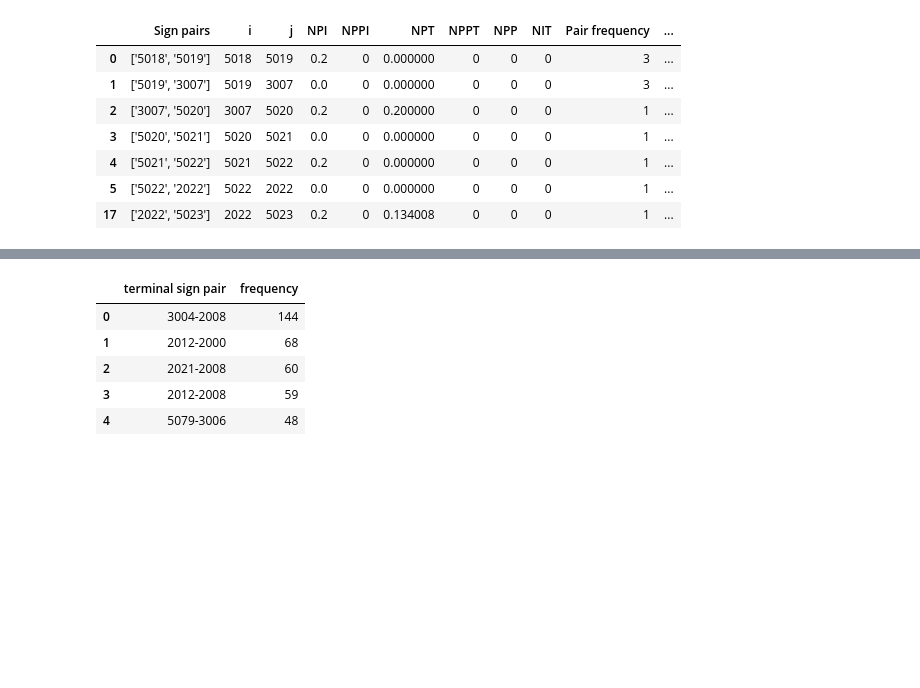
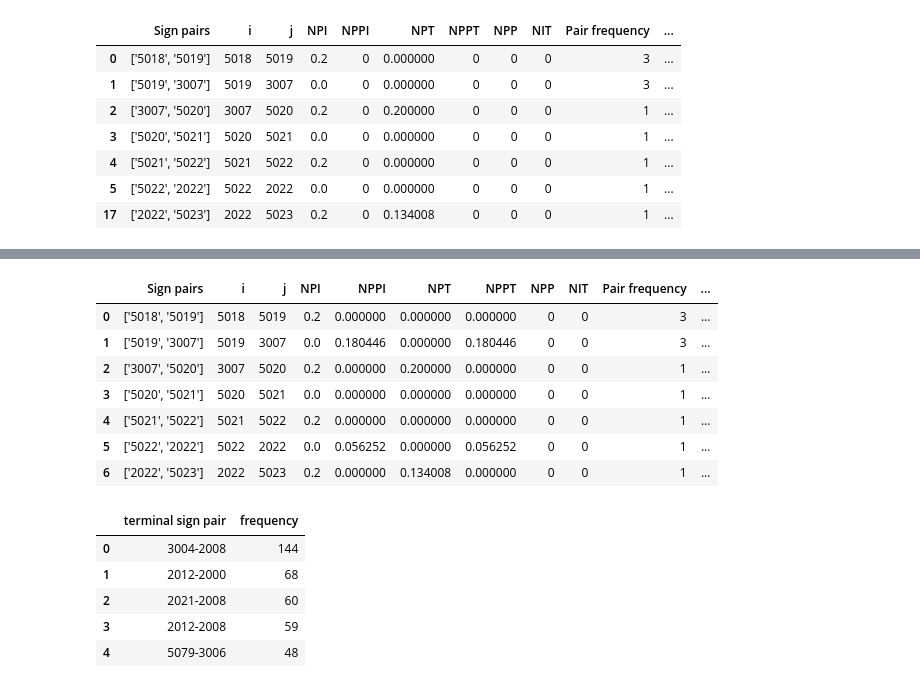
Before and after one commit to Kee2u/Deciphering_the_Indus_Valley_Script, a Jupyter notebook: Multivariate_Segmentation.ipynb, the cells around one changed output, grey strips where cells are left out. Cells and saved outputs as stored; diff of their text form; code cells hidden in the pictures; blank space fills up the shorter version.

```diff
--- a/Multivariate_Segmentation.ipynb
+++ b/Multivariate_Segmentation.ipynb
@@ -554,32 +554,20 @@ sign_pairs2
 | 4 | ['5021', '5022'] | 5021 | 5022 | 0.2 | 0 | 0.000000 | 0 | 0 | 0 | 1 | ... |
 | 5 | ['5022', '2022'] | 5022 | 2022 | 0.0 | 0 | 0.000000 | 0 | 0 | 0 | 1 | ... |
 | 17 | ['2022', '5023'] | 2022 | 5023 | 0.2 | 0 | 0.134008 | 0 | 0 | 0 | 1 | ... |
-# %%
-for i in range(len(sign_pairs)):
-    sign_pairs.loc[i, "i"] = sign_pairs.loc[i, "Sign pairs"][0]
-    sign_pairs.loc[i, "j"] = sign_pairs.loc[i, "Sign pairs"][1]
-
-    #NPI
-    temp = all_logograms[all_logograms["Signs"]==sign_pairs.loc[i, "j"]]
-    temp.drop_duplicates(subset="Signs")
-    NPItemp = temp["NPI(i)"]
-    NPItemp.reset_index(drop=True, inplace=True)
-    NPItemp = NPItemp.to_list()
-    try:
-        sign_pairs.loc[i, "NPI"] = -NPItemp[0]*KI
-    except:
-        pass
-
-    #NPT
-    temp = all_logograms[all_logograms["Signs"]==sign_pairs.loc[i, "i"]]
-    temp.drop_duplicates(subset="Signs")
-    NPTtemp = temp["NPT(i)"]
-    NPTtemp.reset_index(drop=True, inplace=True)
-    NPTtemp = NPTtemp.to_list()
-    try:
-        sign_pairs.loc[i, "NPT"] = -NPTtemp[0]*KI
-    except:
-        pass
+# %%
+for i in range(len(sign_pairs2)):
+    try:
+        if ((i == 0) or ((sign_pairs2.loc[i, "initial pair frequency"] > sign_pairs2.loc[i-1, "initial pair frequency"])and(sign_pairs2.loc[i, "initial pair frequency"] > sign_pairs2.loc[i-1, "terminal pair frequency"])) and (sign_pairs2.loc[i, "Frequency(i)"] > 1) and (sign_pairs2.loc[i, "Frequency(j)"] > 1)):
+            pair_freq_1 = np.log(sign_pairs2.loc[i, "initial pair frequency"] +1)
+            sign_pairs2.loc[i, "NPPI"] = pair_freq_1/sign_pairs2.loc[i, "log Frequency(i)"]/sign_pairs2.loc[i, "log Frequency(j)"]
+    except:
+        pass
+    try:
+        if ((i == len(sign_pairs2)-1) or ((sign_pairs2.loc[i, "terminal pair frequency"] > sign_pairs2.loc[i+1, "initial pair frequency"])and(sign_pairs2.loc[i, "terminal pair frequency"] > sign_pairs2.loc[i+1, "terminal pair frequency"])) and (sign_pairs2.loc[i, "Frequency(i)"] > 1) and (sign_pairs2.loc[i, "Frequency(j)"] > 1)):
+            pair_freq_1 = np.log(sign_pairs2.loc[i, "initial pair frequency"] +1)
+            sign_pairs2.loc[i, "NPPT"] = pair_freq_1/sign_pairs2.loc[i, "log Frequency(i)"]/sign_pairs2.loc[i, "log Frequency(j)"]
+    except:
+        pass
 # %%
 Connectivity = 1.5
 # %%
@@ -670,5 +658,7 @@ for i in range(len(logosyllabic_sentence_df)):
 | 4 | ['5021', '5022'] | 5021 | 5022 | 0.2 | 0 | 0.000000 | 0 | 0 | 0 | 1 | ... |
 | 5 | ['5022', '2022'] | 5022 | 2022 | 0.0 | 0 | 0.000000 | 0 | 0 | 0 | 1 | ... |
 | 17 | ['2022', '5023'] | 2022 | 5023 | 0.2 | 0 | 0.134008 | 0 | 0 | 0 | 1 | ... |
+# %%
+sign_pairs2.reset_index(drop=True, inplace=True)
 # %%
 terminal_sign_pair_df.head()
@@ -677,3 +665,14 @@ KeyError: 6
+# %%
+sign_pairs2
+# %% [output]
+|  | Sign pairs | i | j | NPI | NPPI | NPT | NPPT | NPP | NIT | Pair frequency | ... |
+| 0 | ['5018', '5019'] | 5018 | 5019 | 0.2 | 0.000000 | 0.000000 | 0.000000 | 0 | 0 | 3 | ... |
+| 1 | ['5019', '3007'] | 5019 | 3007 | 0.0 | 0.180446 | 0.000000 | 0.180446 | 0 | 0 | 3 | ... |
+| 2 | ['3007', '5020'] | 3007 | 5020 | 0.2 | 0.000000 | 0.200000 | 0.000000 | 0 | 0 | 1 | ... |
+| 3 | ['5020', '5021'] | 5020 | 5021 | 0.0 | 0.000000 | 0.000000 | 0.000000 | 0 | 0 | 1 | ... |
+| 4 | ['5021', '5022'] | 5021 | 5022 | 0.2 | 0.000000 | 0.000000 | 0.000000 | 0 | 0 | 1 | ... |
+| 5 | ['5022', '2022'] | 5022 | 2022 | 0.0 | 0.056252 | 0.000000 | 0.056252 | 0 | 0 | 1 | ... |
+| 6 | ['2022', '5023'] | 2022 | 5023 | 0.2 | 0.000000 | 0.134008 | 0.000000 | 0 | 0 | 1 | ... |
 # %%
 # Calculating frequency of terminal signs
 terminal_sign_pair_freq_df = pd.DataFrame(terminal_sign_pair_df["Sign pairs"].value_counts())
```
Also changed, not shown: parts of 4 cells of this notebook.
